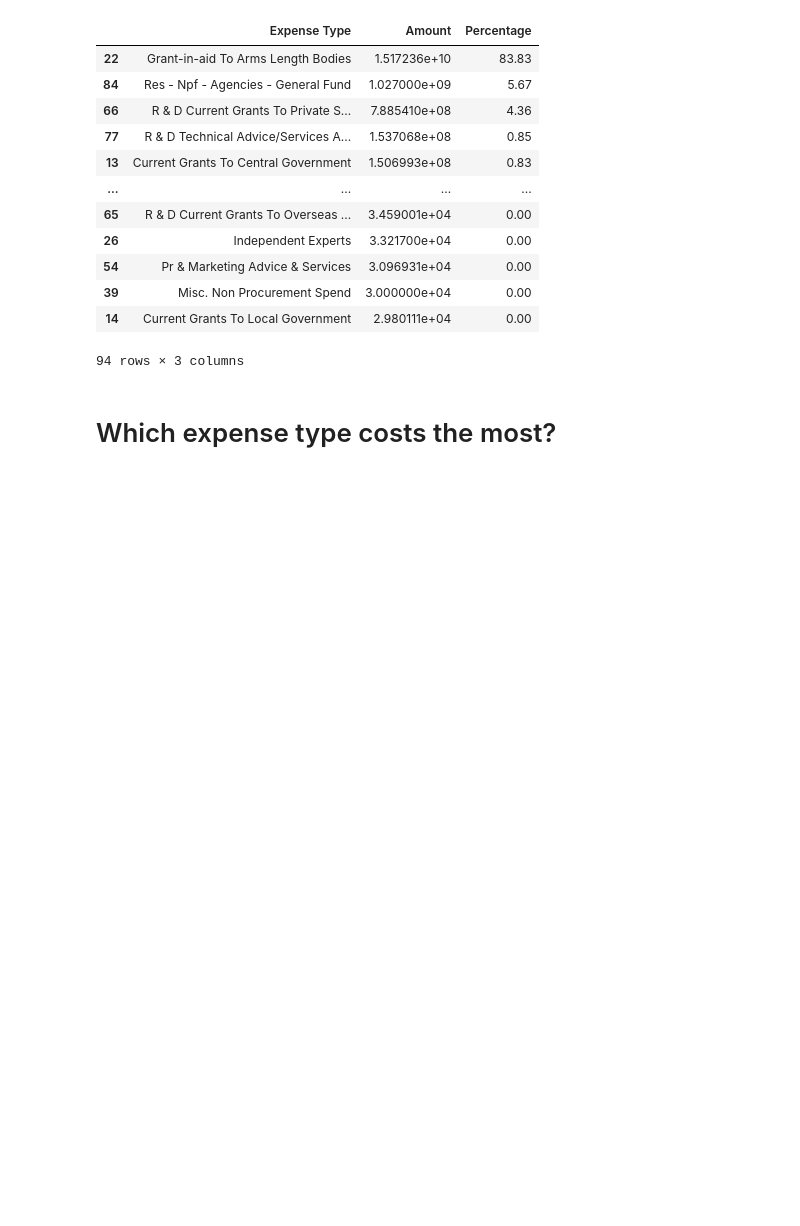
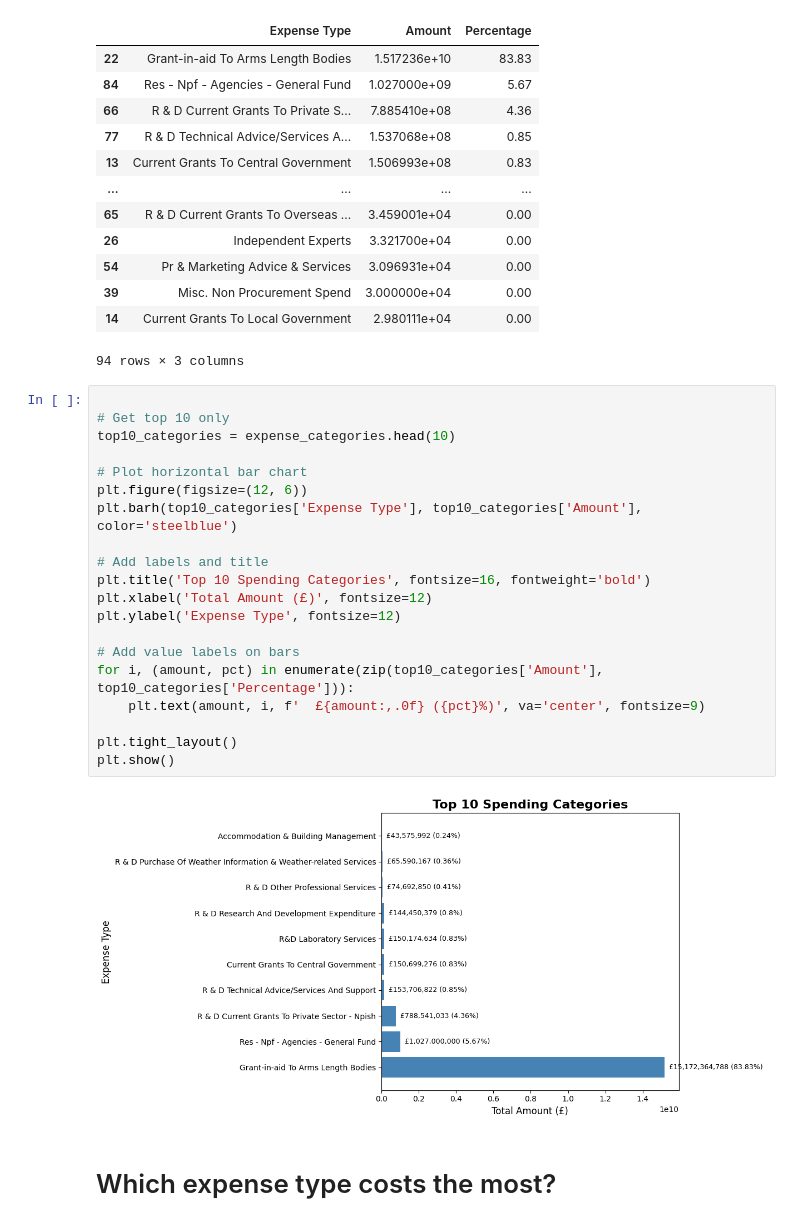
Before and after one commit to mugdadelneama/UK-Government-Departmental-Spending-Analysis, a Jupyter notebook: notebooks/expense_type_breakdown.ipynb, the cells around one changed output. Cells and saved outputs as stored; diff of their text form; blank space fills up the shorter version.

Commit message:
Adding visualizations to the report

```diff
--- a/notebooks/expense_type_breakdown.ipynb
+++ b/notebooks/expense_type_breakdown.ipynb
@@ -29,6 +31,28 @@ expense_categories
 | 39 | Misc. Non Procurement Spend | 3.000000e+04 | 0.00 |
 | 14 | Current Grants To Local Government | 2.980111e+04 | 0.00 |
 94 rows × 3 columns
+# %%
+
+# Get top 10 only
+top10_categories = expense_categories.head(10)
+
+# Plot horizontal bar chart
+plt.figure(figsize=(12, 6))
+plt.barh(top10_categories['Expense Type'], top10_categories['Amount'], color='steelblue')
+
+# Add labels and title
+plt.title('Top 10 Spending Categories', fontsize=16, fontweight='bold')
+plt.xlabel('Total Amount (£)', fontsize=12)
+plt.ylabel('Expense Type', fontsize=12)
+
+# Add value labels on bars
+for i, (amount, pct) in enumerate(zip(top10_categories['Amount'], top10_categories['Percentage'])):
+    plt.text(amount, i, f'  £{amount:,.0f} ({pct}%)', va='center', fontsize=9)
+
+plt.tight_layout()
+plt.show()
+# %% [output]
+[figure, added]
 # %% [markdown]
 # Which expense type costs the most?
 # %%
```
Also changed, not shown: parts of 1 cell of this notebook, 8 other files.
